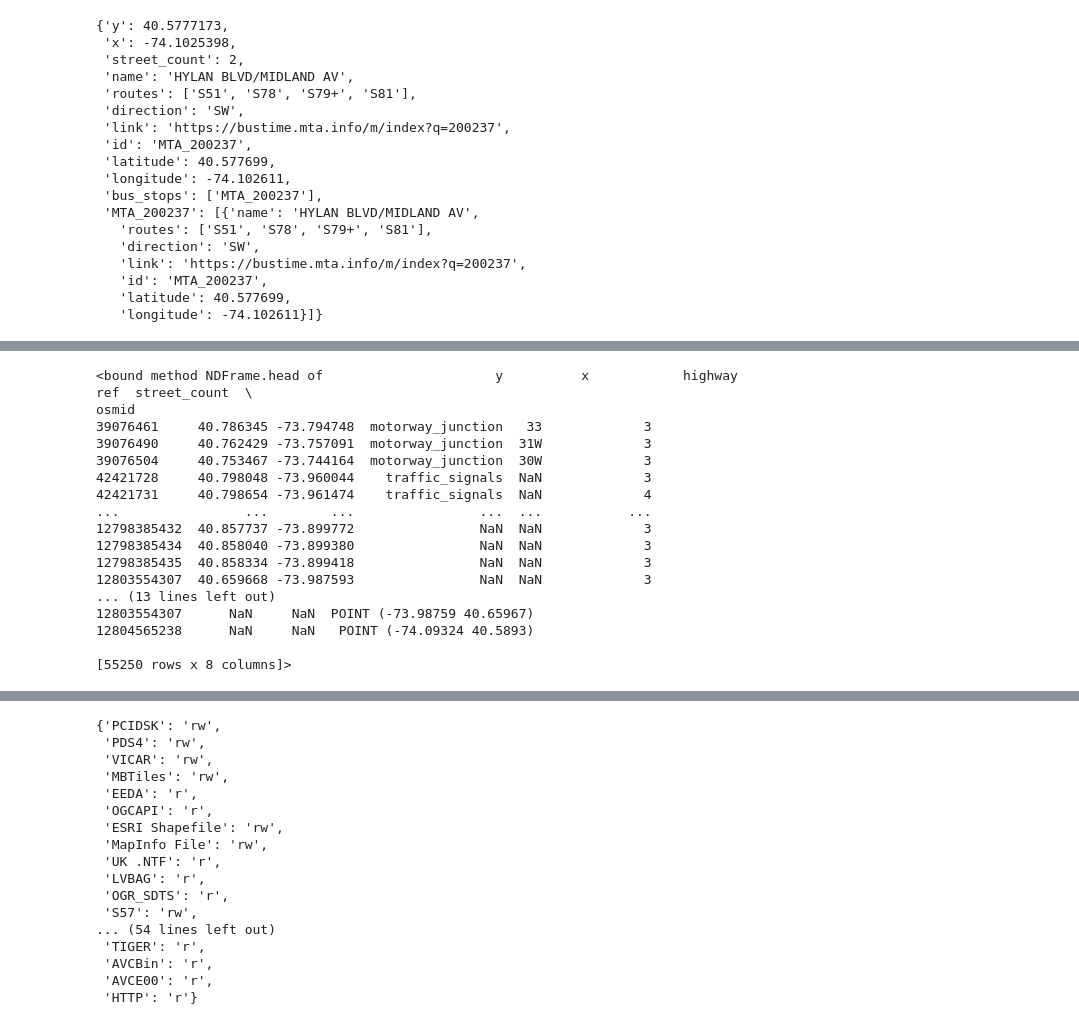
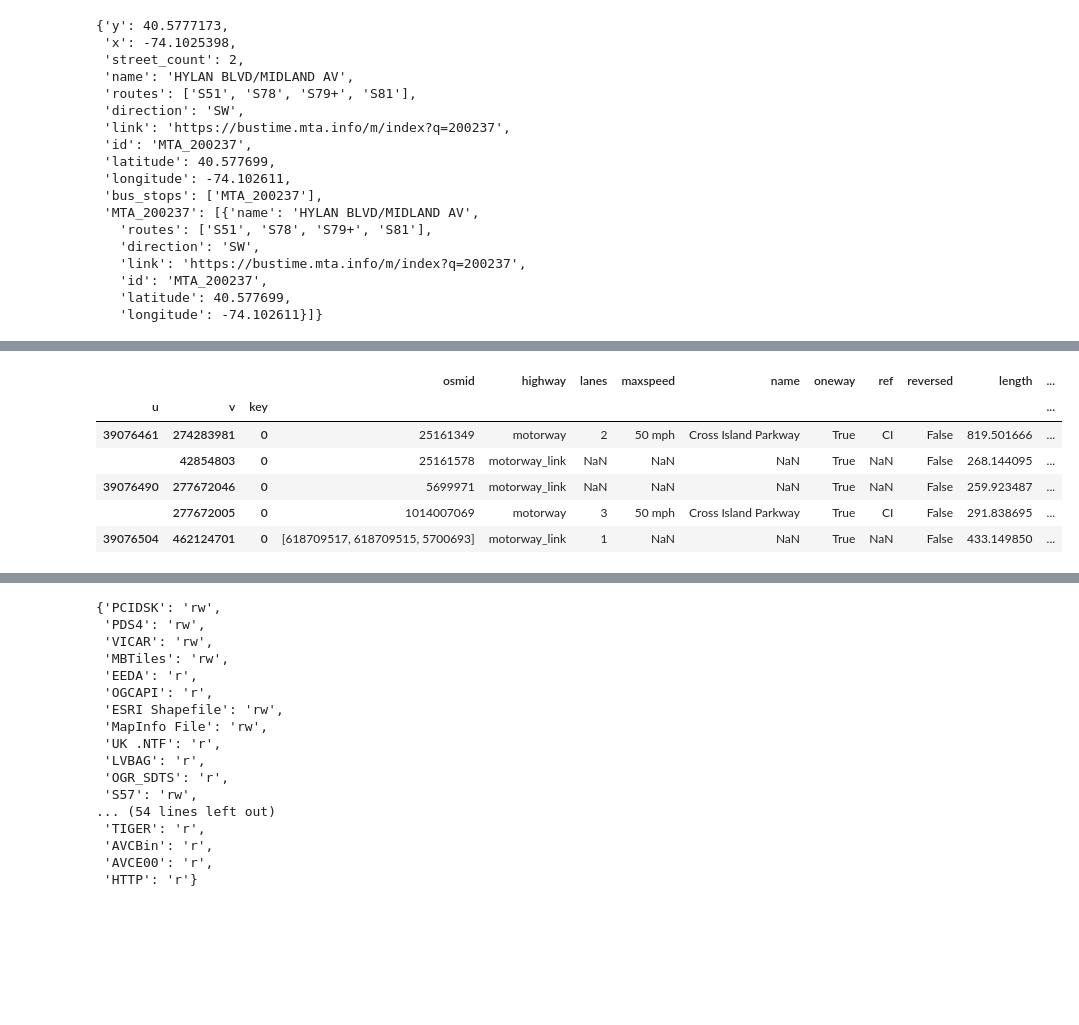
Before and after one commit to c-rothschild/PublicTransitOptimizer, a Jupyter notebook: map2graph/openkml.ipynb, the cells around one changed output, grey strips where cells are left out. Drawn from its saved outputs; the diff is of its cells as text; code cells hidden in the pictures; blank space fills up the shorter version.

```diff
--- a/map2graph/openkml.ipynb
+++ b/map2graph/openkml.ipynb
@@ -292,23 +308,13 @@ NY_gdf_nodes, NY_gdf_edges = ox.convert.graph_to_gdfs(G)
 # %%
-NY_gdf_nodes.head
+NY_gdf_edges.head()
 # %% [output]
-<bound method NDFrame.head of                      y          x            highway  ref  street_count  \
-osmid
-39076461     40.786345 -73.794748  motorway_junction   33             3
-39076490     40.762429 -73.757091  motorway_junction  31W             3
-39076504     40.753467 -73.744164  motorway_junction  30W             3
-42421728     40.798048 -73.960044    traffic_signals  NaN             3
-42421731     40.798654 -73.961474    traffic_signals  NaN             4
-...                ...        ...                ...  ...           ...
-12798385432  40.857737 -73.899772                NaN  NaN             3
-12798385434  40.858040 -73.899380                NaN  NaN             3
-12798385435  40.858334 -73.899418                NaN  NaN             3
-12803554307  40.659668 -73.987593                NaN  NaN             3
-... (13 lines left out)
-12803554307      NaN     NaN  POINT (-73.98759 40.65967)
-12804565238      NaN     NaN   POINT (-74.09324 40.5893)
-
-[55250 rows x 8 columns]>
+|  |  |  | osmid | highway | lanes | maxspeed | name | oneway | ref | reversed | length | ... |
+| u | v | key |  |  |  |  |  |  |  |  |  | ... |
+| 39076461 | 274283981 | 0 | 25161349 | motorway | 2 | 50 mph | Cross Island Parkway | True | CI | False | 819.501666 | ... |
+|  | 42854803 | 0 | 25161578 | motorway_link | NaN | NaN | NaN | True | NaN | False | 268.144095 | ... |
+| 39076490 | 277672046 | 0 | 5699971 | motorway_link | NaN | NaN | NaN | True | NaN | False | 259.923487 | ... |
+|  | 277672005 | 0 | 1014007069 | motorway | 3 | 50 mph | Cross Island Parkway | True | CI | False | 291.838695 | ... |
+| 39076504 | 462124701 | 0 | [618709517, 618709515, 5700693] | motorway_link | 1 | NaN | NaN | True | NaN | False | 433.149850 | ... |
 # %%
 from collections import defaultdict
 import pandas as pd
```
Also changed, not shown: parts of 17 cells of this notebook, 9 other files.
